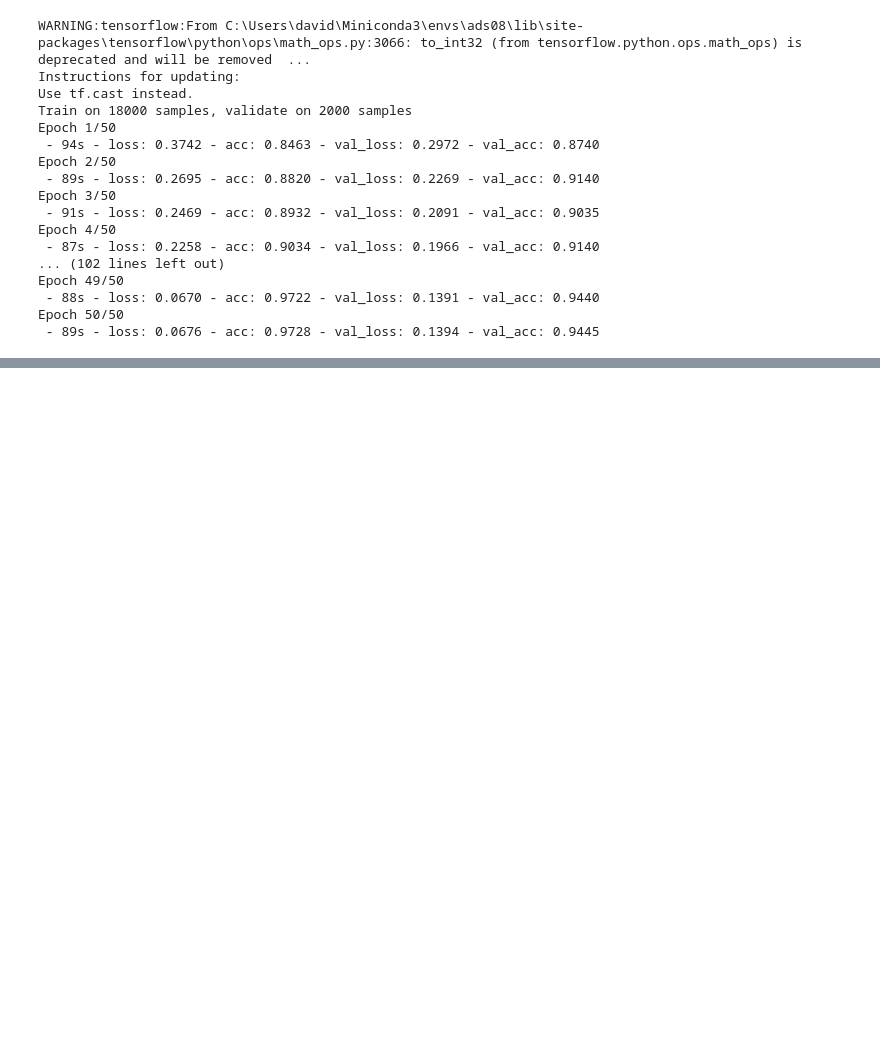
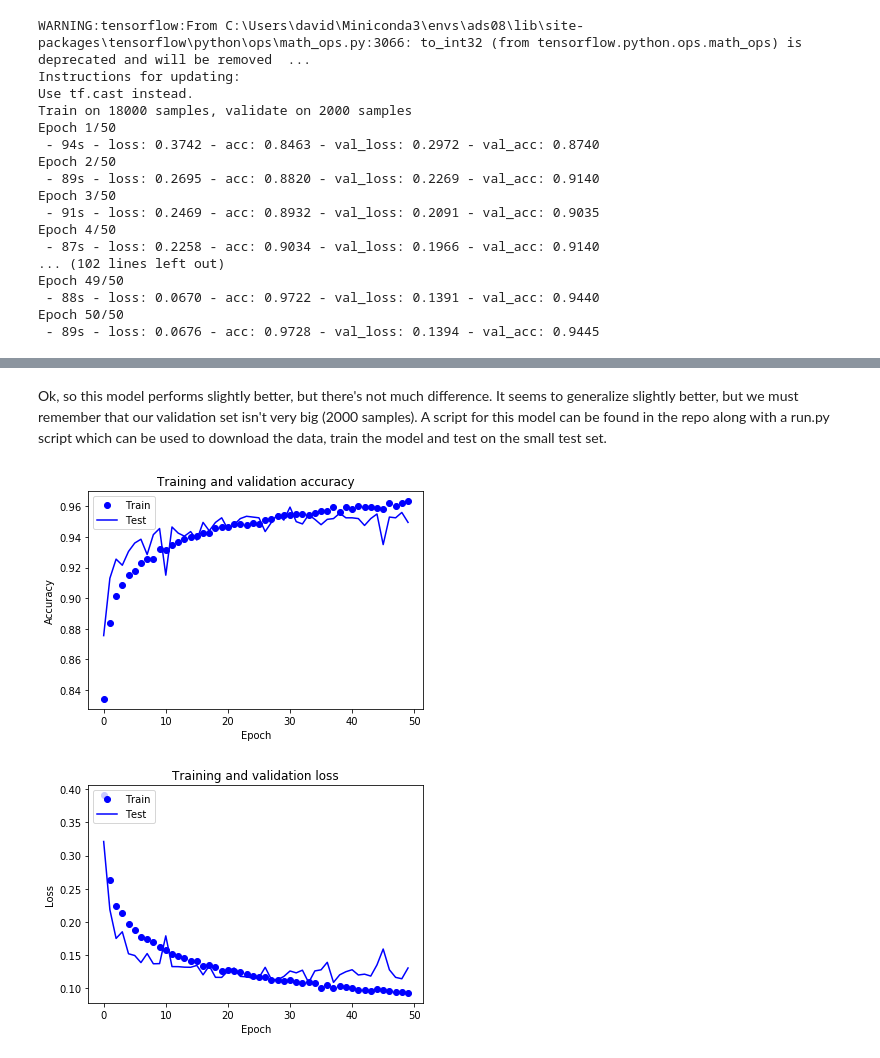
Before and after one commit to davepickup/Fashion-MNIST-classification, a Jupyter notebook: MNIST Fashion classification.ipynb, the cells around one changed output, grey strips where cells are left out. Saved outputs shown, nothing was run; the diff lists cells and outputs as text; code cells hidden in the pictures; blank space fills up the shorter version.

Commit message:
Updated notebook with model and run scripts

```diff
--- a/MNIST Fashion classification.ipynb
+++ b/MNIST Fashion classification.ipynb
@@ -238,0 +302,10 @@ Epoch 50/50
+# %%
+# Here we use the RMSprop optimizer
+rmsprop = RMSprop()
+model2.compile(loss = 'categorical_crossentropy', optimizer = rmsprop, metrics = ['accuracy'])
+# %%
+batch_size = 128
+epochs = 50
+
+model2 = model2.fit(X_train, y_train, batch_size = batch_size, epochs = epochs,
+                    validation_data = (X_val, y_val), verbose = 2)
@@ -238,0 +330,33 @@ Epoch 50/50
+# %% [markdown]
+Ok, so this model performs slightly better, but there's not much difference. It seems to generalize slightly better, but we must remember that our validation set isn't very big (2000 samples).
+A script for this model can be found in the repo along with a run.py script which can be used to download the data, train the model and test on the small test set.
+# %%
+# We can plot the accuracy and loss curves during training for both the train and validation sets
+
+accuracy = model2.history['acc']
+val_accuracy = model2.history['val_acc']
+loss = model2.history['loss']
+val_loss = model2.history['val_loss']
+epochs = range(len(accuracy))
+
+# Plot training & validation accuracy values
+plt.plot(epochs, accuracy, 'bo')
+plt.plot(epochs, val_accuracy, 'b')
+plt.ylabel('Accuracy')
+plt.xlabel('Epoch')
+plt.title('Training and validation accuracy')
+plt.legend(['Train', 'Test'], loc='upper left')
+
+plt.figure()
+
+# Plot training & validation loss values
+plt.plot(epochs, loss, 'bo')
+plt.plot(epochs, val_loss, 'b')
+plt.ylabel('Loss')
+plt.xlabel('Epoch')
+plt.title('Training and validation loss')
+plt.legend(['Train', 'Test'], loc='upper left')
+plt.show()
+# %% [output]
+[figure, added]
+[figure, added]
```
Also changed, not shown: parts of 13 cells of this notebook, 2 other files.
